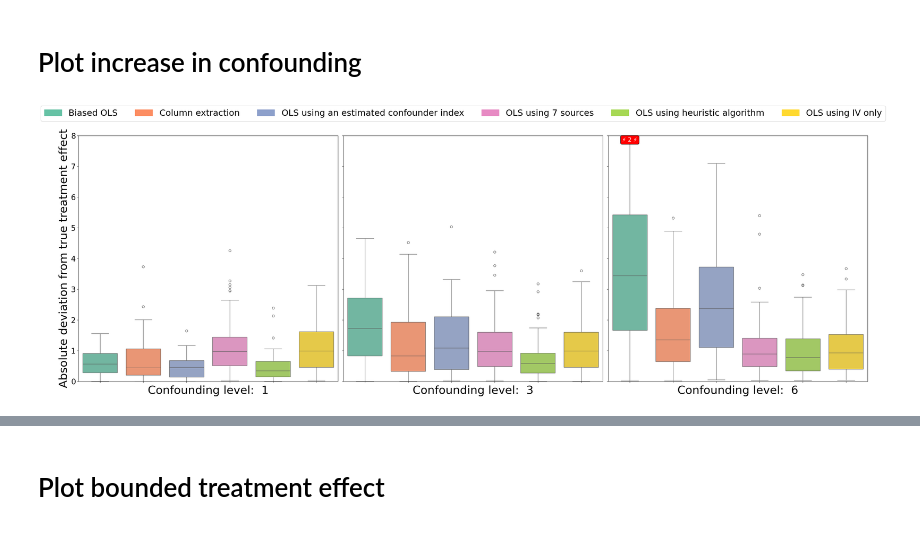
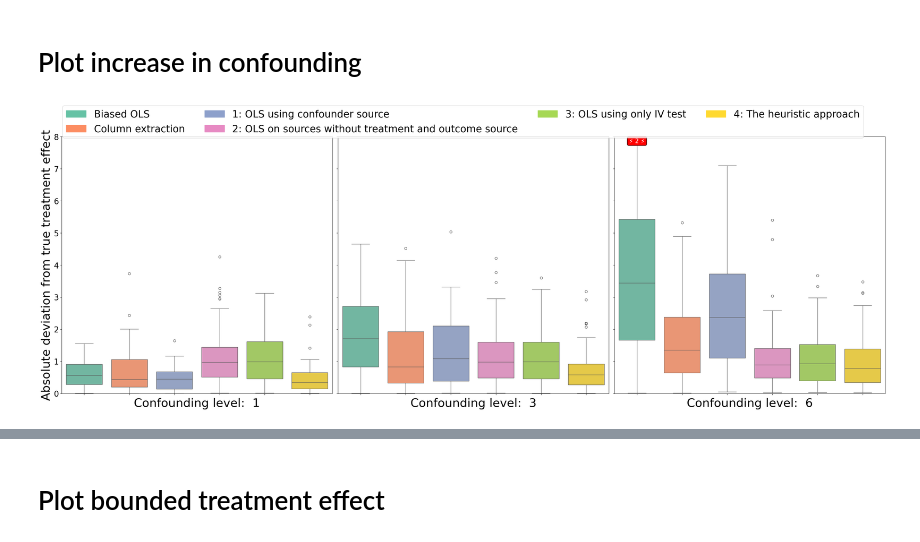
Before and after one commit to malo4300/ICA_IV_simulations, a Jupyter notebook: plots/plot_error_distribution.ipynb, the cells around one changed output, grey strips where cells are left out. Drawn from its saved outputs; the diff is of its cells as text; code cells hidden in the pictures.

Commit message:
prepared plots for CausalVarEM

```diff
--- a/plots/plot_error_distribution.ipynb
+++ b/plots/plot_error_distribution.ipynb
@@ -39,38 +39,40 @@ def main_plot(confounder_levels):
         column_extraction_est = np.array(column_extraction_est) - np.array(true_treatment_effect)
         gather_statistics({"RMSE": np.sqrt(np.mean(np.array(column_extraction_est)**2)), "MAE": np.mean(np.abs(column_extraction_est)), "STD": np.std(column_extraction_est)}, rmse, mae, std)
 
         errors_confounder = load_and_calculate_errors(f"../treatment_effect_estimation/treatment_effect_estimations/CausalVarEM_confounder_source_cn_{level}.csv", "estimated_treatment_using_confounder_source", "true_treatment_effect")
         gather_statistics(errors_confounder, rmse, mae, std)
 
         errors_7_sources = load_and_calculate_errors(f"../treatment_effect_estimation/treatment_effect_estimations/CausalVarEM_7_sources_cn_{level}.csv", "estimated_treatment_on_sources", "true_treatment_effect")
         gather_statistics(errors_7_sources, rmse, mae, std)
 
+        errors_iv_only = load_and_calculate_errors(f"../treatment_effect_estimation/treatment_effect_estimations/CausalVarEM_iv_only_cn_{level}.csv", "iv_only_effect", "true_treatment_effect")
+        gather_statistics(errors_iv_only, rmse, mae, std)
+
         errors_nonsense = load_and_calculate_errors(f"../treatment_effect_estimation/treatment_effect_estimations/CausalVarEM_7_sources_nonsense_cn_{level}.csv", "mistaken_scheme", "true_treatment_effect")
         gather_statistics(errors_nonsense, rmse, mae, std)
 
-        errors_iv_only = load_and_calculate_errors(f"../treatment_effect_estimation/treatment_effect_estimations/CausalVarEM_iv_only_cn_{level}.csv", "iv_only_effect", "true_treatment_effect")
-        gather_statistics(errors_iv_only, rmse, mae, std)
 
-        err = prepare_error_dataframe(ols_est, column_extraction_est, [errors_confounder, errors_7_sources, errors_nonsense, errors_iv_only], ["OLS using an estimated confounder index", "OLS using 7 sources", "OLS using heuristic algorithm", "OLS using IV only"])
 
+        err = prepare_error_dataframe(ols_est, column_extraction_est, [errors_confounder, errors_7_sources, errors_iv_only, errors_nonsense],  ["1: OLS using confounder source", "2: OLS on sources without treatment and outcome source"
+                                                                                                                        , "3: OLS using only IV test", "4: The heuristic approach"])
         cases = {col: 100 - err[col].isna().sum() for col in err.columns}
         method_summary[level] =  {"cases": cases,"rmse": rmse, "mae": mae, "std": std}
         palette = plot_errors(err, rmse, mae, std, axes[i], level, "Confounding level")
 
     # add one legend for all plots
-    add_one_legend(fig, err, palette)
+    add_one_legend(fig, err, palette, 25, 2)
     plt.tight_layout()
     plt.show()
     return method_summary
 
 
 
 # Example usage
 confounder_levels = [1, 3, 6]
 method_summary = main_plot(confounder_levels)
 # print method summary as a table
 # %% [output]
-[figure, old version]
+[figure, new version]
 # %%
 print_method_summary(method_summary)
 # %% [output]
```
Also changed, not shown: parts of 10 cells of this notebook, 3 other files.
